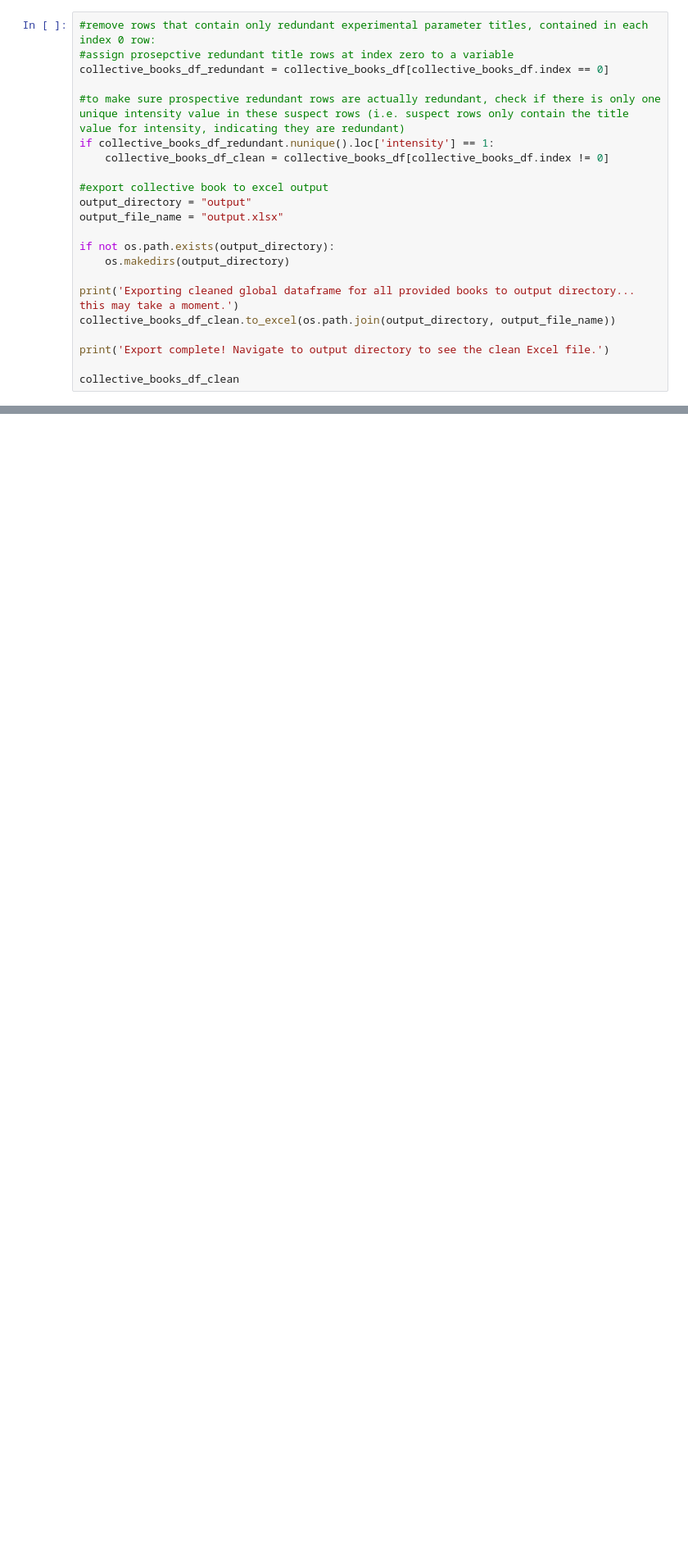
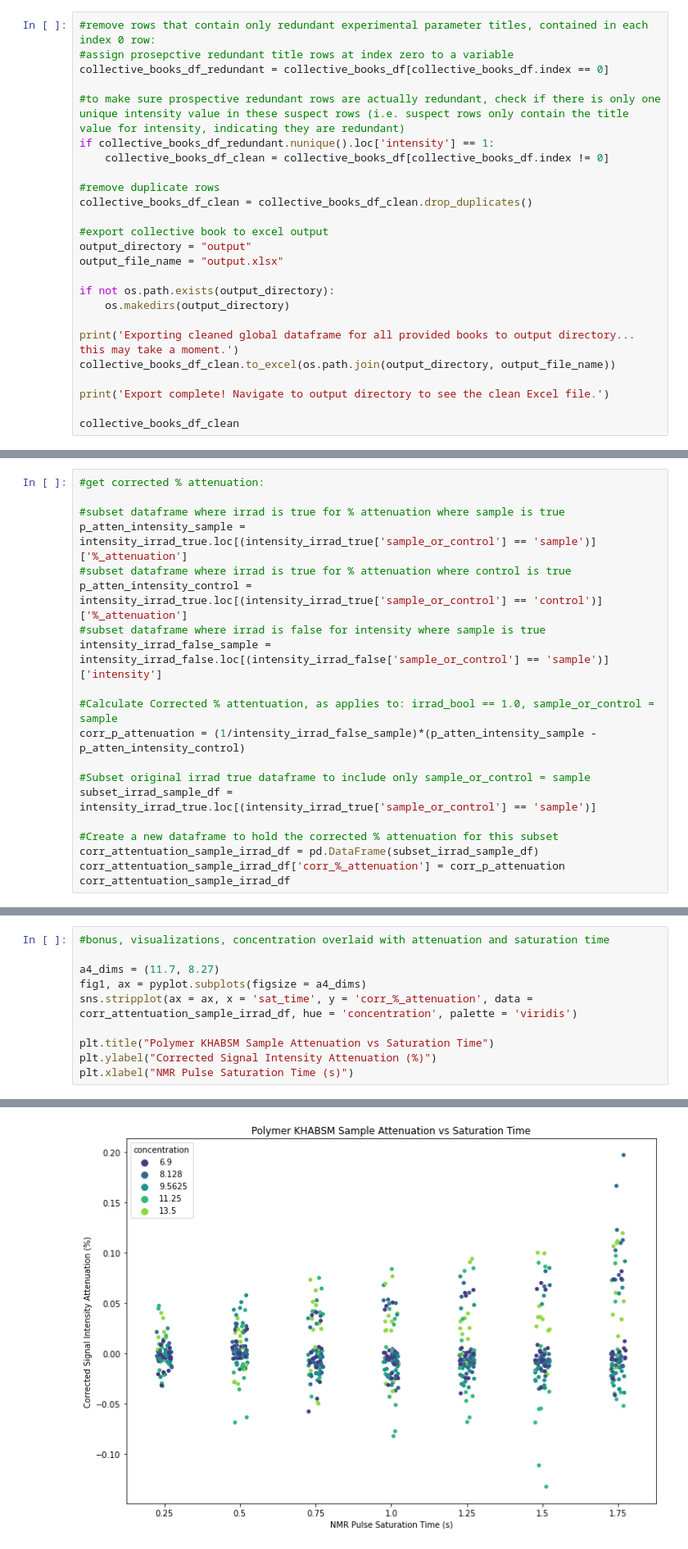
Before and after one commit to Frank-Gu-Lab/disco_deployment_test, a Jupyter notebook: disco-data-processing.ipynb, the cells around one changed output, grey strips where cells are left out. Shown at 82% size. Cells and saved outputs as stored; diff of their text form; blank space fills up the shorter version.

```diff
--- a/disco-data-processing.ipynb
+++ b/disco-data-processing.ipynb
@@ -282,6 +285,9 @@ collective_books_df_redundant = collective_books_df[collective_books_df.index ==
 #to make sure prospective redundant rows are actually redundant, check if there is only one unique intensity value in these suspect rows (i.e. suspect rows only contain the title value for intensity, indicating they are redundant)
 if collective_books_df_redundant.nunique().loc['intensity'] == 1:
     collective_books_df_clean = collective_books_df[collective_books_df.index != 0]
+
+#remove duplicate rows
+collective_books_df_clean = collective_books_df_clean.drop_duplicates()
 
 #export collective book to excel output
 output_directory = "output"
@@ -314,0 +351,20 @@ Export complete! Navigate to output directory to see the clean Excel file.
+# %%
+#get corrected % attenuation:
+
+#subset dataframe where irrad is true for % attenuation where sample is true
+p_atten_intensity_sample = intensity_irrad_true.loc[(intensity_irrad_true['sample_or_control'] == 'sample')]['%_attenuation']
+#subset dataframe where irrad is true for % attenuation where control is true
+p_atten_intensity_control = intensity_irrad_true.loc[(intensity_irrad_true['sample_or_control'] == 'control')]['%_attenuation']
+#subset dataframe where irrad is false for intensity where sample is true
+intensity_irrad_false_sample = intensity_irrad_false.loc[(intensity_irrad_false['sample_or_control'] == 'sample')]['intensity']
+
+#Calculate Corrected % attentuation, as applies to: irrad_bool == 1.0, sample_or_control = sample
+corr_p_attenuation = (1/intensity_irrad_false_sample)*(p_atten_intensity_sample - p_atten_intensity_control)
+
+#Subset original irrad true dataframe to include only sample_or_control = sample
+subset_irrad_sample_df = intensity_irrad_true.loc[(intensity_irrad_true['sample_or_control'] == 'sample')]
+
+#Create a new dataframe to hold the corrected % attenuation for this subset
+corr_attentuation_sample_irrad_df = pd.DataFrame(subset_irrad_sample_df)
+corr_attentuation_sample_irrad_df['corr_%_attenuation'] = corr_p_attenuation
+corr_attentuation_sample_irrad_df
@@ -314,0 +385,11 @@ Export complete! Navigate to output directory to see the clean Excel file.
+# %%
+#bonus, visualizations, concentration overlaid with attenuation and saturation time
+
+a4_dims = (11.7, 8.27)
+fig1, ax = pyplot.subplots(figsize = a4_dims)
+sns.stripplot(ax = ax, x = 'sat_time', y = 'corr_%_attenuation', data = corr_attentuation_sample_irrad_df, hue = 'concentration', palette = 'viridis')
+
+plt.title("Polymer KHABSM Sample Attenuation vs Saturation Time")
+plt.ylabel("Corrected Signal Intensity Attenuation (%)")
+plt.xlabel("NMR Pulse Saturation Time (s)")
+# %% [output]
@@ -314,0 +397 @@ Export complete! Navigate to output directory to see the clean Excel file.
+[figure, added]
```
Also changed, not shown: parts of 9 cells of this notebook, 2 other files.
